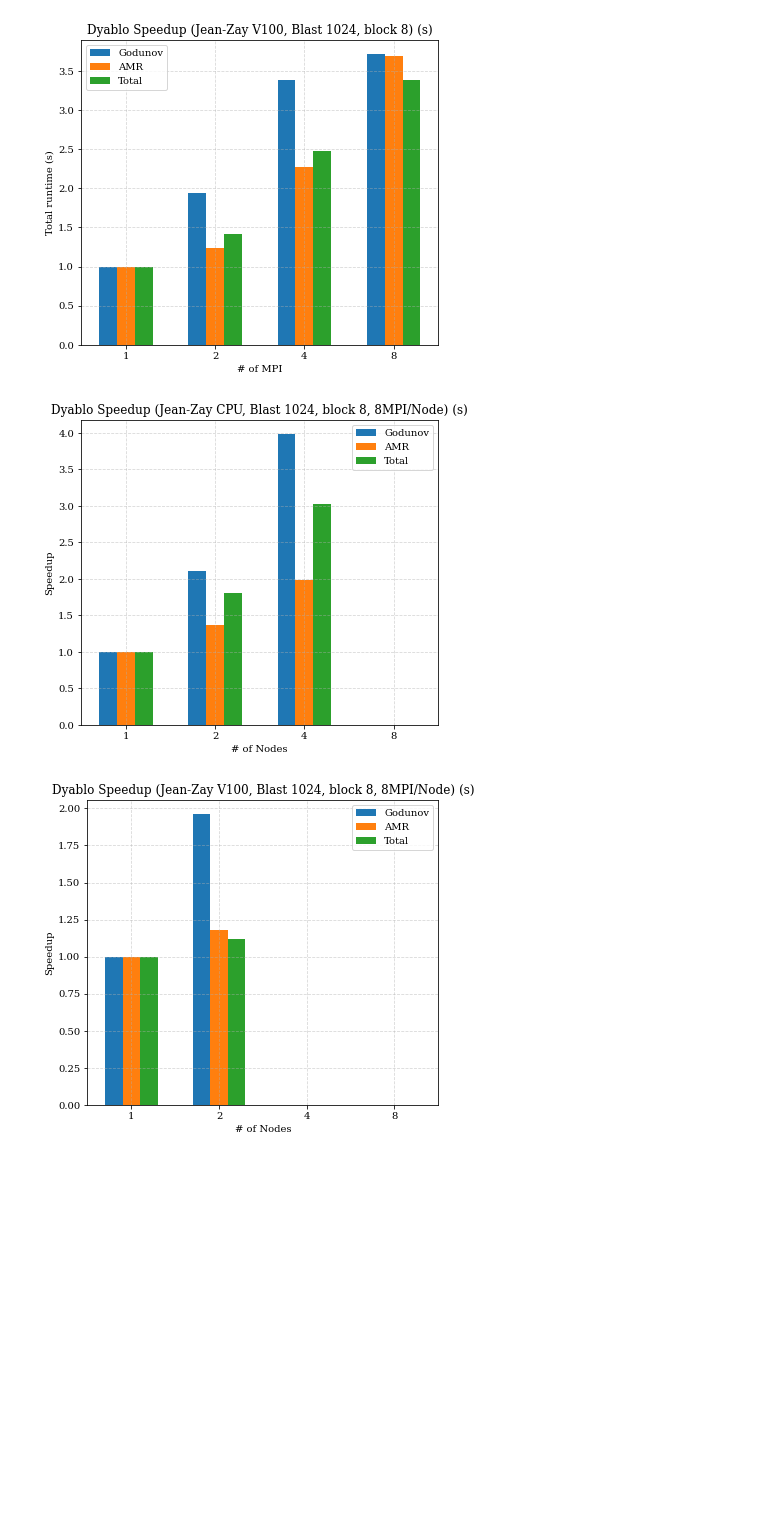
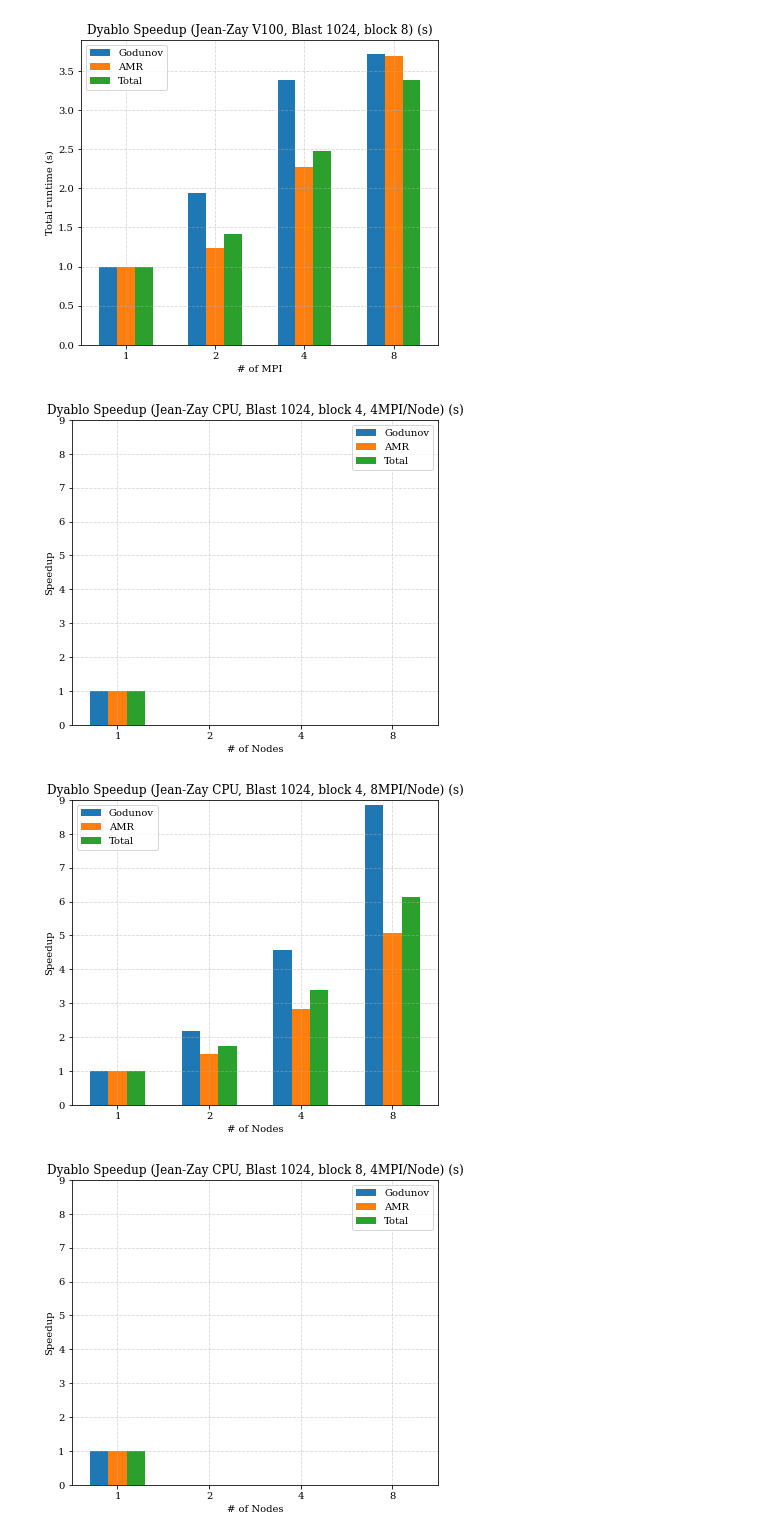
Before and after one commit to Dyablo-HPC/Dyablo, a Jupyter notebook: tools/bench/strong_scaling/analyze.ipynb, the cells around one changed output. Saved outputs shown, nothing was run; the diff lists cells and outputs as text; code cells hidden in the pictures; blank space fills up the shorter version.

Commit message:
final data before presentation to Ginea

```diff
--- a/tools/bench/strong_scaling/analyze.ipynb
+++ b/tools/bench/strong_scaling/analyze.ipynb
@@ -271,45 +271,46 @@ plot_speedup_1node_8bloc(data_gpu, "V100")
 [figure]
 [figure]
 # %%
-def plot_times_mpi(data, label):
+def plot_speedup_mpi(data, nb_threads, bs, label):
     mpi_max = 1
-    nb_threads = 8
-    bs=8
 
     interesting_keys = flter(data,bs,-1,nb_threads,timer_total)
     mpi = [N for (bs,N,n,tn,f) in interesting_keys]
     mpi_max = max([mpi_max] + mpi )
     time_total = [data[k] for k in interesting_keys]
 
     time_amr = [data[(bs,N,n,"amr cycle",f)] for (bs,N,n,name,f) in interesting_keys]
     time_godunov = [data[(bs,N,n,"godunov",f)] for (bs,N,n,name,f) in interesting_keys]
 
     mpi, time_total, time_amr, time_godunov = zip(*sorted(zip(mpi, time_total, time_amr, time_godunov)))
 
     time_total = np.array(time_total)
     time_amr = np.array(time_amr)
     time_godunov = np.array(time_godunov)
 
     plt.bar( np.arange(len(mpi))-0.2, time_godunov[0]/time_godunov, width=0.2, label="Godunov")
     plt.bar( np.arange(len(mpi)), time_amr[0]/time_amr, width=0.2, label="AMR")
     plt.bar( np.arange(len(mpi))+0.2, time_total[0]/time_total, width=0.2, label="Total")
-    #plt.fill_between(mpi, time_godunov, 0 , label="Godunov" )
-    #plt.fill_between(mpi, time_godunov, time_godunov+time_amr , label="AMR" )
-    #plt.plot(mpi, time_total, "-d", label="Total" )
-    #plt.plot([1,mpi_max], [time_ramses]*2, "--", label="Ramses (40 MPI)" )
-    plt.ylim(0)
+    plt.ylim([0,9])
     plt.xlim([-0.5,3.5])
     plt.xticks([0,1,2,3],[1,2,4,8])
     plt.title("Dyablo Speedup (Jean-Zay "+label+", Blast 1024, block "+str(bs)+", "+str(nb_threads)+"MPI/Node) (s)")
     plt.legend()
     plt.xlabel("# of Nodes")
     plt.ylabel("Speedup")
     plt.tight_layout()
     plt.savefig("fig/time_over_blocksize.png")
     plt.show()
 
-plot_times_mpi(data_cpu, "CPU")
-plot_times_mpi(data_gpu, "V100")
+plot_speedup_mpi(data_cpu, nb_threads=4, bs=4, label="CPU")
+plot_speedup_mpi(data_cpu, nb_threads=8, bs=4, label="CPU")
+plot_speedup_mpi(data_cpu, nb_threads=4, bs=8, label="CPU")
+plot_speedup_mpi(data_cpu, nb_threads=8, bs=8, label="CPU")
+plot_speedup_mpi(data_gpu, nb_threads=4, bs=4, label="V100")
+plot_speedup_mpi(data_gpu, nb_threads=8, bs=4, label="V100")
+plot_speedup_mpi(data_gpu, nb_threads=4, bs=8, label="V100")
+plot_speedup_mpi(data_gpu, nb_threads=8, bs=8, label="V100")
 # %% [output]
-[figure, old version]
+[figure, new version]
-[figure, old version]
+[figure, new version]
+[figure, added]
```
Also changed, not shown: parts of 3 cells of this notebook, 3 other files.
